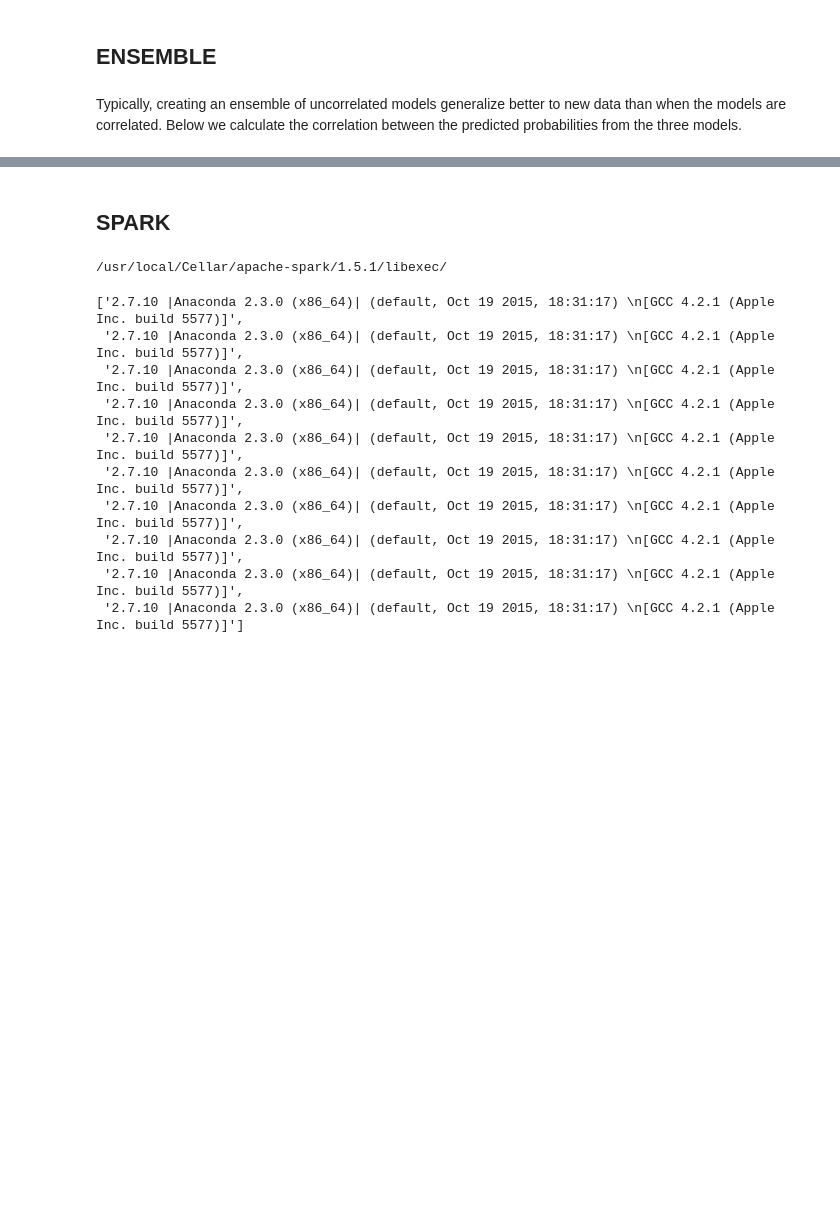
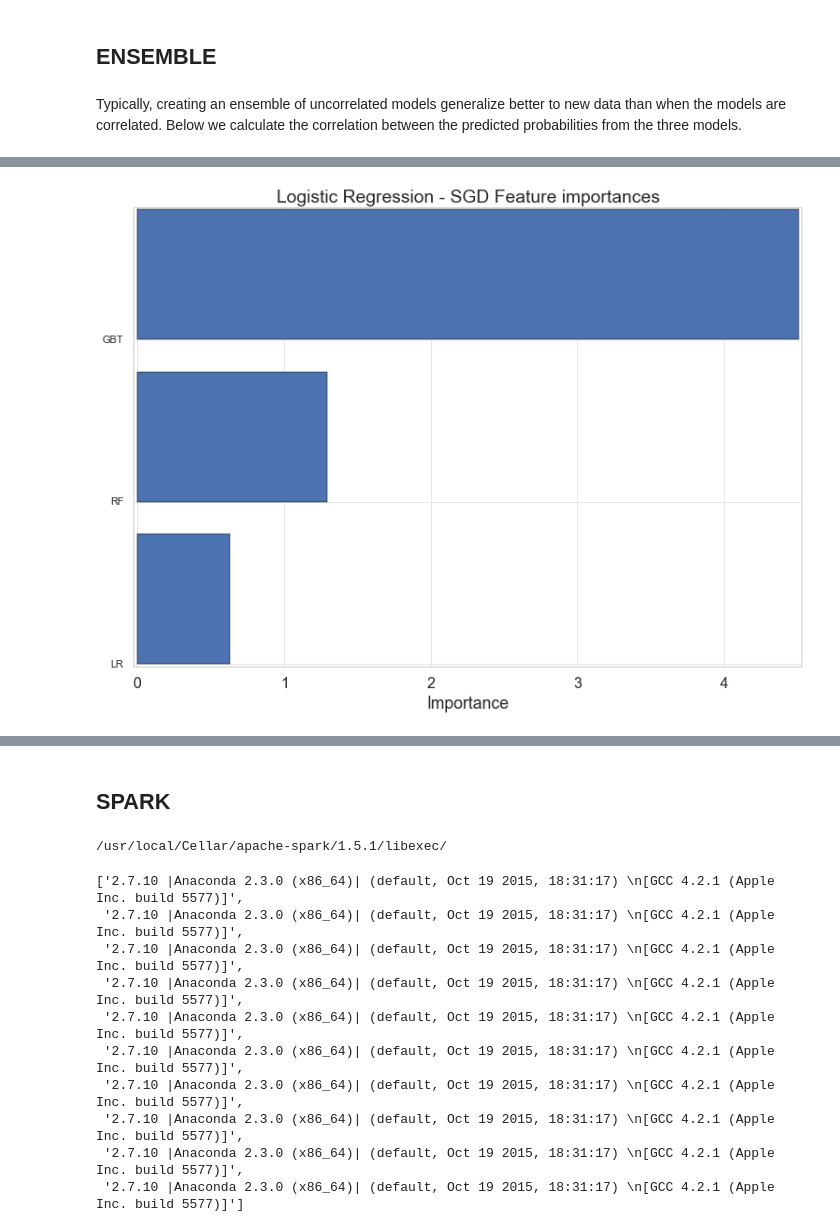
Before and after one commit to TNames/DRUG_TREATMENT_PROJECT, a Jupyter notebook: Process_Book.ipynb, the cells around one changed output, grey strips where cells are left out. Saved outputs shown, nothing was run; the diff lists cells and outputs as text; code cells hidden in the pictures; blank space fills up the shorter version.

Commit message:
ENSEMBLE FINISHED

```diff
--- a/Process_Book.ipynb
+++ b/Process_Book.ipynb
@@ -1340,10 +1489,7 @@ for col in cols:
 from sklearn.linear_model import LogisticRegression
 #create logistic regression instance
 #Make C arbitrarily large to create unregularized fit
-clf_ensemble=LogisticRegression(penalty='l2', C=1000, random_state=50)
+clf_ensemble=LogisticRegression(penalty='l2', C=10000, random_state=50)
 #fit model using validation data
-clf_ensemble.fit(dfensemble[['rf', 'lr', 'gbt']].values, dfensemble['y'].values)
-prob_pos_calibrated = clf.predict_proba(x_test)[:, 1]
-log
-
-calibration_plot(probs_sgd, ytest)
+clf_ensemble.fit(val_predictions[['RF', 'LR', 'GBT']].values, val_predictions['y'].values)
+prob_ensemb_cal = clf_ensemble.predict_proba(test_predictions[['RF_CAL', 'LR_CAL', 'GBT_CAL']].values)[:, 1]
@@ -1349,0 +1524,7 @@ calibration_plot(probs_sgd, ytest)
+# %%
+ens_variable_importances=nonzero_coeff(clf_ensemble, ['RF', 'LR', 'GBT'])
+ens_variable_importances.set_index("Feature", inplace=True)
+ens_small_vi=ens_variable_importances.head(30)
+feature_imp_plot('Logistic Regression - SGD', ens_small_vi.index, ens_small_vi.abscoef)
+# %% [output]
+[figure, added]
```
Also changed, not shown: parts of 55 cells of this notebook.
